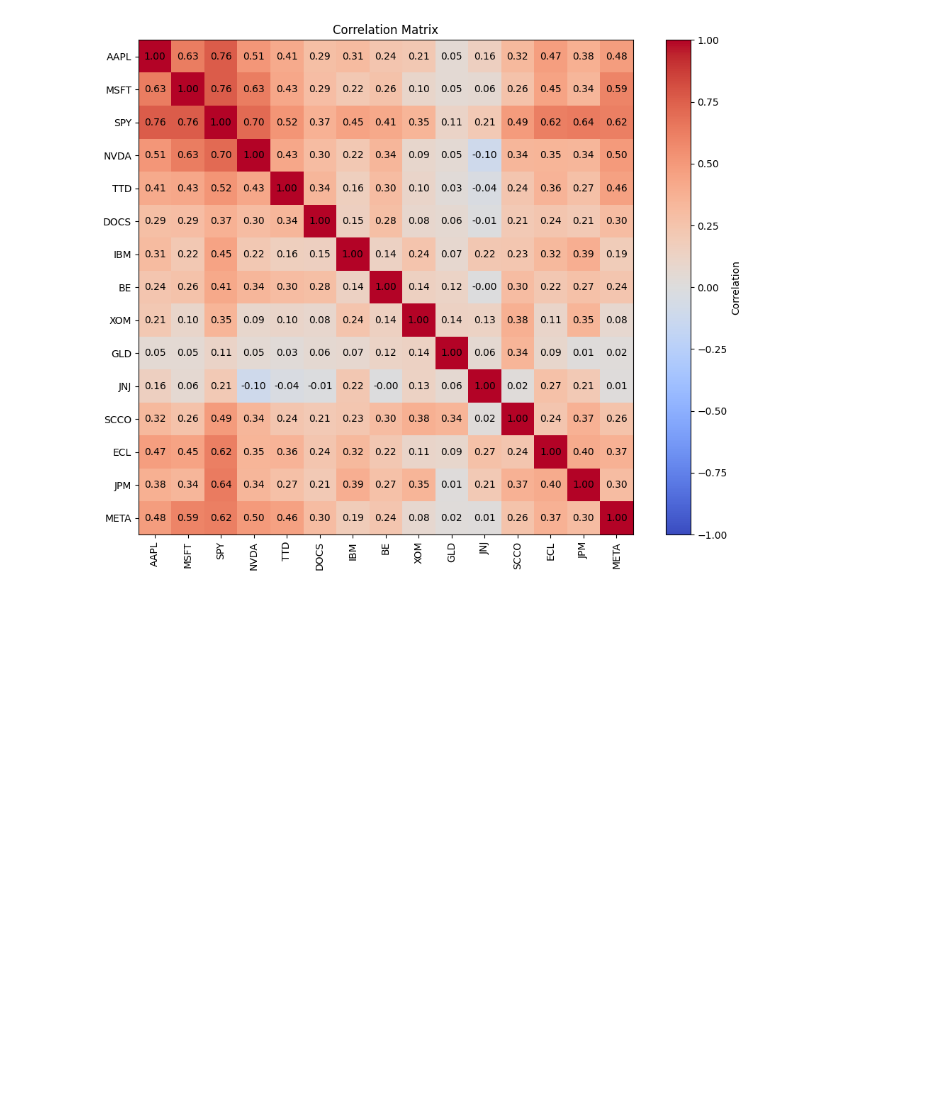
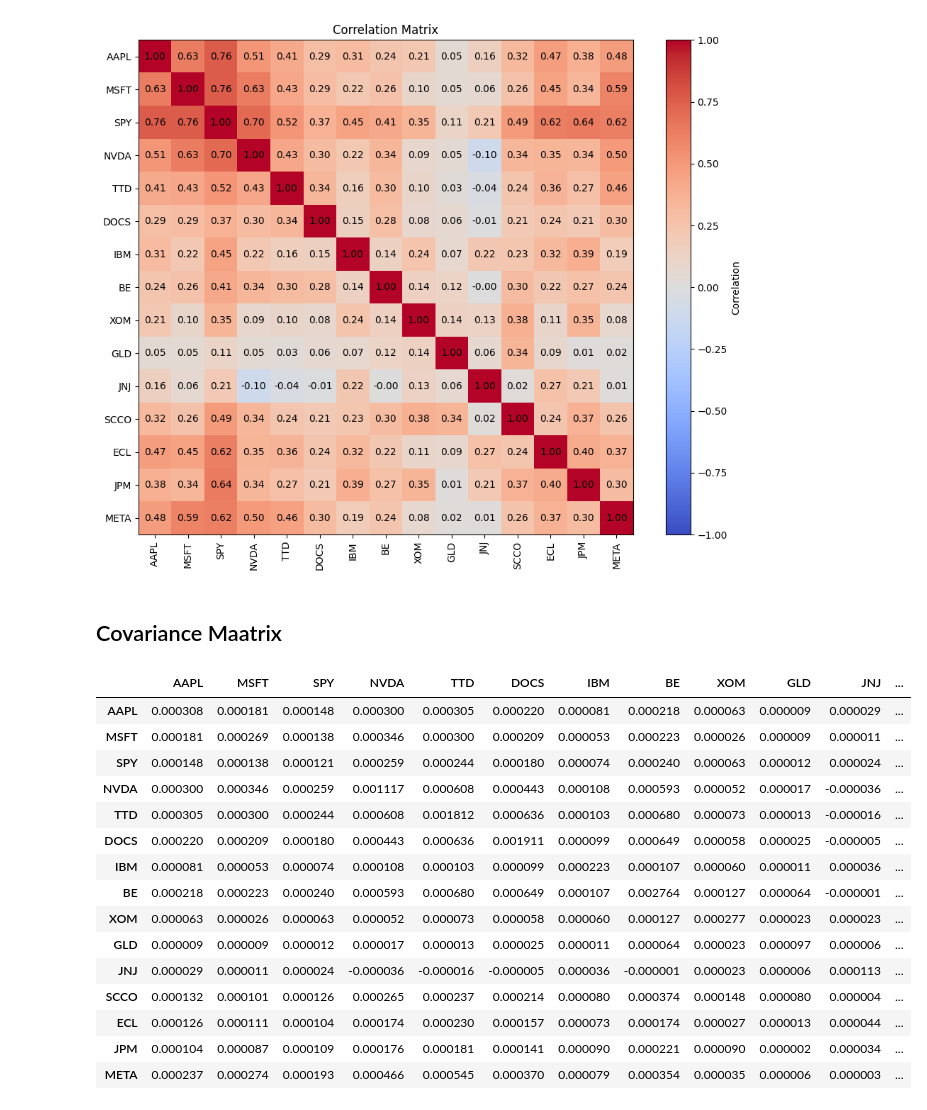
Before and after one commit to noelpdlt/quant-research-system, a Jupyter notebook: notebooks/w10_portfoliodiversification.ipynb, the cells around one changed output. Drawn from its saved outputs; the diff is of its cells as text; code cells hidden in the pictures; blank space fills up the shorter version.

```diff
--- a/notebooks/w10_portfoliodiversification.ipynb
+++ b/notebooks/w10_portfoliodiversification.ipynb
@@ -80,3 +78,25 @@ plt.tight_layout()
 plt.show()
 # %% [output]
 [figure]
+# %% [markdown]
+## Covariance Maatrix
+# %%
+cov_matrix = returns_df.cov()
+cov_matrix
+# %% [output]
+|  | AAPL | MSFT | SPY | NVDA | TTD | DOCS | IBM | BE | XOM | GLD | JNJ | ... |
+| AAPL | 0.000308 | 0.000181 | 0.000148 | 0.000300 | 0.000305 | 0.000220 | 0.000081 | 0.000218 | 0.000063 | 0.000009 | 0.000029 | ... |
+| MSFT | 0.000181 | 0.000269 | 0.000138 | 0.000346 | 0.000300 | 0.000209 | 0.000053 | 0.000223 | 0.000026 | 0.000009 | 0.000011 | ... |
+| SPY | 0.000148 | 0.000138 | 0.000121 | 0.000259 | 0.000244 | 0.000180 | 0.000074 | 0.000240 | 0.000063 | 0.000012 | 0.000024 | ... |
+| NVDA | 0.000300 | 0.000346 | 0.000259 | 0.001117 | 0.000608 | 0.000443 | 0.000108 | 0.000593 | 0.000052 | 0.000017 | -0.000036 | ... |
+| TTD | 0.000305 | 0.000300 | 0.000244 | 0.000608 | 0.001812 | 0.000636 | 0.000103 | 0.000680 | 0.000073 | 0.000013 | -0.000016 | ... |
+| DOCS | 0.000220 | 0.000209 | 0.000180 | 0.000443 | 0.000636 | 0.001911 | 0.000099 | 0.000649 | 0.000058 | 0.000025 | -0.000005 | ... |
+| IBM | 0.000081 | 0.000053 | 0.000074 | 0.000108 | 0.000103 | 0.000099 | 0.000223 | 0.000107 | 0.000060 | 0.000011 | 0.000036 | ... |
+| BE | 0.000218 | 0.000223 | 0.000240 | 0.000593 | 0.000680 | 0.000649 | 0.000107 | 0.002764 | 0.000127 | 0.000064 | -0.000001 | ... |
+| XOM | 0.000063 | 0.000026 | 0.000063 | 0.000052 | 0.000073 | 0.000058 | 0.000060 | 0.000127 | 0.000277 | 0.000023 | 0.000023 | ... |
+| GLD | 0.000009 | 0.000009 | 0.000012 | 0.000017 | 0.000013 | 0.000025 | 0.000011 | 0.000064 | 0.000023 | 0.000097 | 0.000006 | ... |
+| JNJ | 0.000029 | 0.000011 | 0.000024 | -0.000036 | -0.000016 | -0.000005 | 0.000036 | -0.000001 | 0.000023 | 0.000006 | 0.000113 | ... |
+| SCCO | 0.000132 | 0.000101 | 0.000126 | 0.000265 | 0.000237 | 0.000214 | 0.000080 | 0.000374 | 0.000148 | 0.000080 | 0.000004 | ... |
+| ECL | 0.000126 | 0.000111 | 0.000104 | 0.000174 | 0.000230 | 0.000157 | 0.000073 | 0.000174 | 0.000027 | 0.000013 | 0.000044 | ... |
+| JPM | 0.000104 | 0.000087 | 0.000109 | 0.000176 | 0.000181 | 0.000141 | 0.000090 | 0.000221 | 0.000090 | 0.000002 | 0.000034 | ... |
+| META | 0.000237 | 0.000274 | 0.000193 | 0.000466 | 0.000545 | 0.000370 | 0.000079 | 0.000354 | 0.000035 | 0.000006 | 0.000003 | ... |
```
Also changed, not shown: parts of 3 cells of this notebook, 1 other file.
